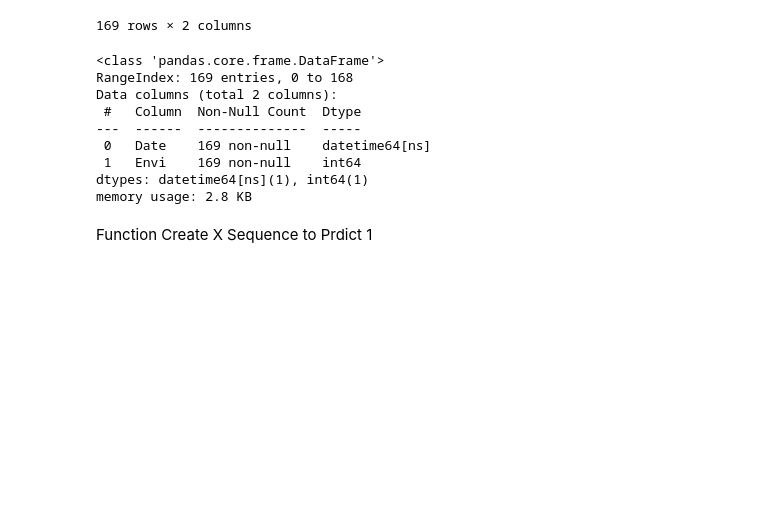
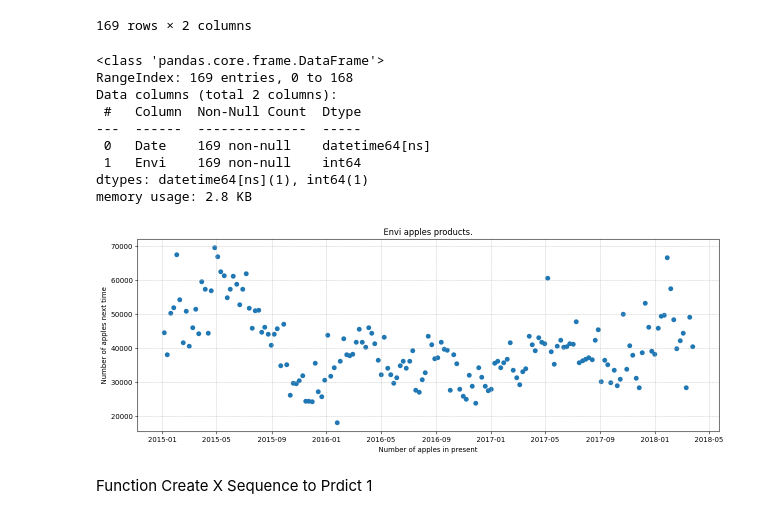
Before and after one commit to OatKID/RegressionMiniProject, a Jupyter notebook: algorithm/Envi/sequence_predict_1/baseline_regression.ipynb, the cells around one changed output. Drawn from its saved outputs; the diff is of its cells as text; code cells hidden in the pictures; blank space fills up the shorter version.

```diff
--- a/algorithm/Envi/sequence_predict_1/baseline_regression.ipynb
+++ b/algorithm/Envi/sequence_predict_1/baseline_regression.ipynb
@@ -48,6 +48,16 @@ Data columns (total 2 columns):
  1   Envi    169 non-null    int64
 dtypes: datetime64[ns](1), int64(1)
 memory usage: 2.8 KB
+# %%
+plt.figure(figsize=(15,5))
+plt.title("Envi apples products.")
+plt.scatter(df_envi_inter["Date"], df_envi_inter["Envi"])
+plt.xlabel("Number of apples in present")
+plt.ylabel("Number of apples next time")
+plt.grid(linestyle='--', linewidth=0.5)
+plt.show()
+# %% [output]
+[figure, added]
 # %%
 def writeEvaluate(model, mae:np.float64, mse:np.float64, r2:np.float64, mape:np.float64, filename):
     df = pd.read_csv(filename)
```
Also changed, not shown: parts of 1 cell of this notebook, 4 other files.
